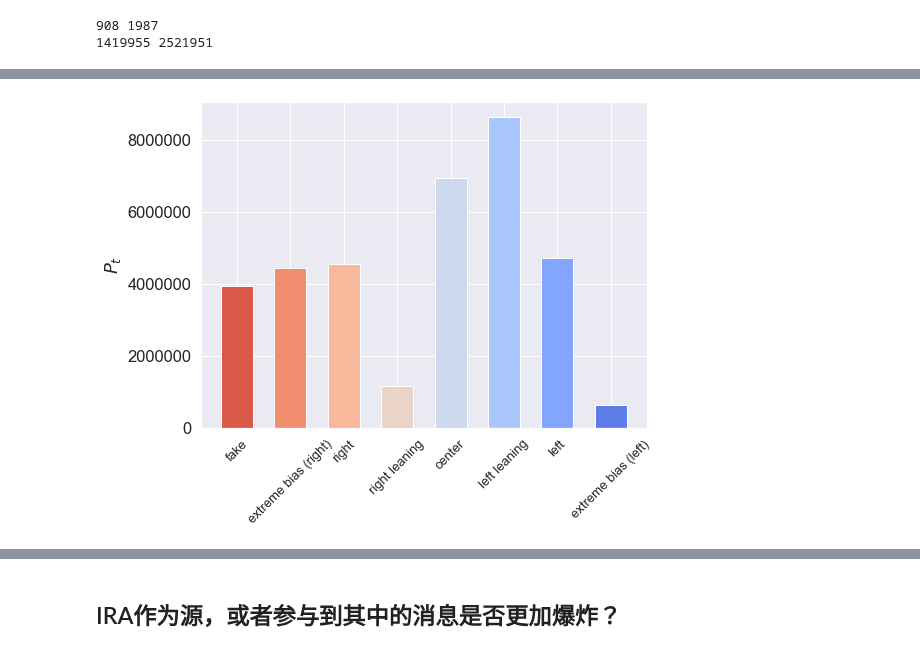
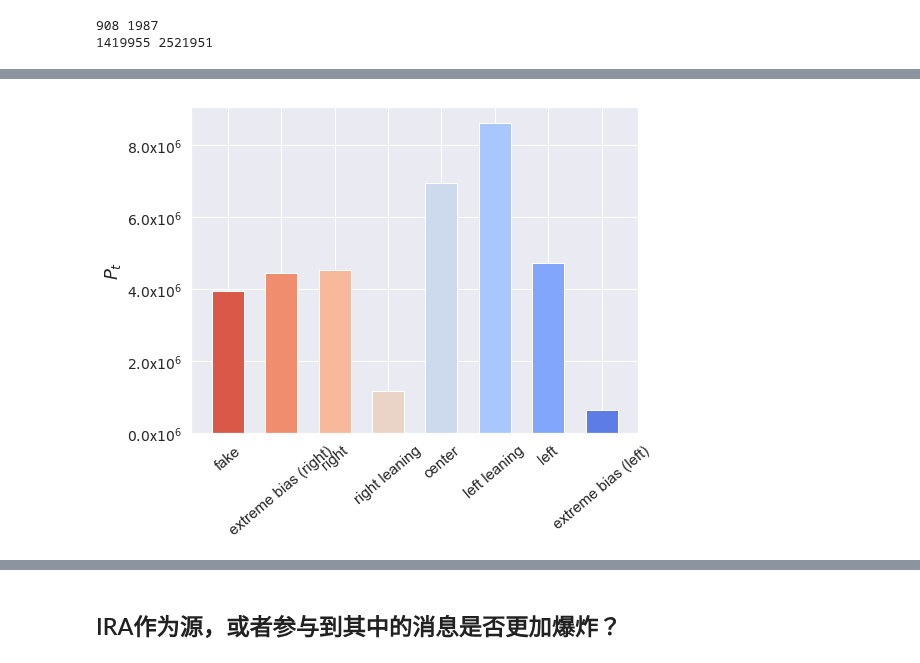
Before and after one commit to kayzhou/fake_news_during_election, a Jupyter notebook: all_tweets.ipynb, the cells around one changed output, grey strips where cells are left out. Drawn from its saved outputs; the diff is of its cells as text; code cells hidden in the pictures.

```diff
--- a/all_tweets.ipynb
+++ b/all_tweets.ipynb
@@ -127,20 +128,28 @@ Arabic                  0.000011
 Syria                   0.000001
 Name: c_alex, dtype: float64
 # %%
-plt.figure(figsize=(8, 6))
+from matplotlib.ticker import FuncFormatter
+
+# plt.figure(figsize=(8, 6))
+fig, ax = plt.subplots(figsize=(8, 6))
 # x = range(len(media_type_counts))
 x = range(8)
 
 for i in x:
     plt.bar(i, media_type_counts[labels[i]], width=0.6)
 
 plt.xticks(x, [labels[i] for i in x])
 # plt.xlabel("IRAs", fontsize=18)
 plt.ylabel("$P_t$")
-plt.xticks(rotation=45, fontsize=13)
-# plt.yticks(fontsize=14)
+plt.xticks(rotation=40, fontsize=15)
+
+def formatnum(x, pos):
+    return '$%.1f$x$10^{6}$' % (x/1000000)
+formatter = FuncFormatter(formatnum)
+ax.yaxis.set_major_formatter(formatter)
+plt.yticks(fontsize=14)
 
 plt.savefig("fig/Pt-all.pdf", dpi=300, bbox_inches='tight')
 # %% [output]
-[figure, old version]
+[figure, new version]
 # %%
```
Also changed, not shown: parts of 16 cells of this notebook, 1 other file.
